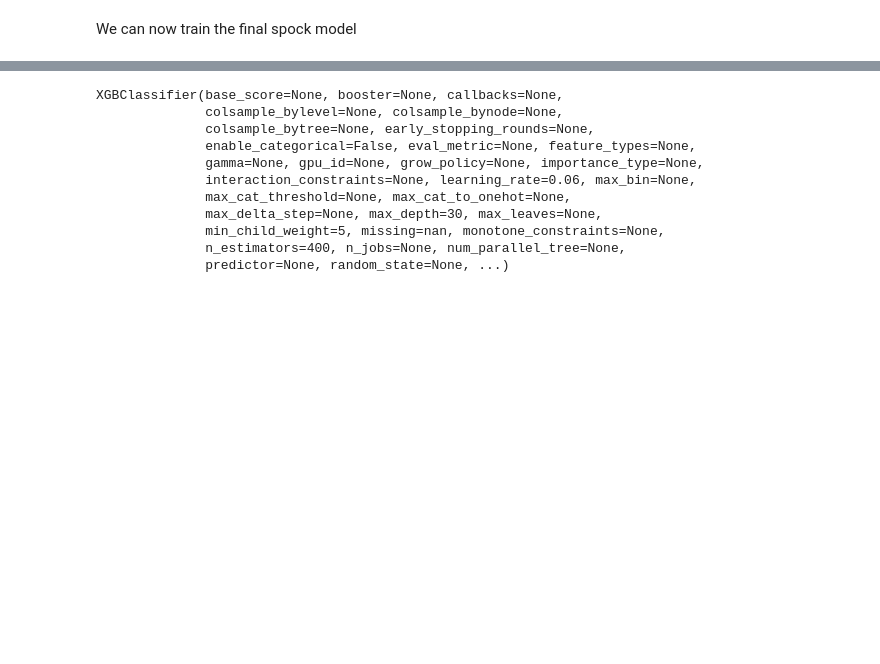
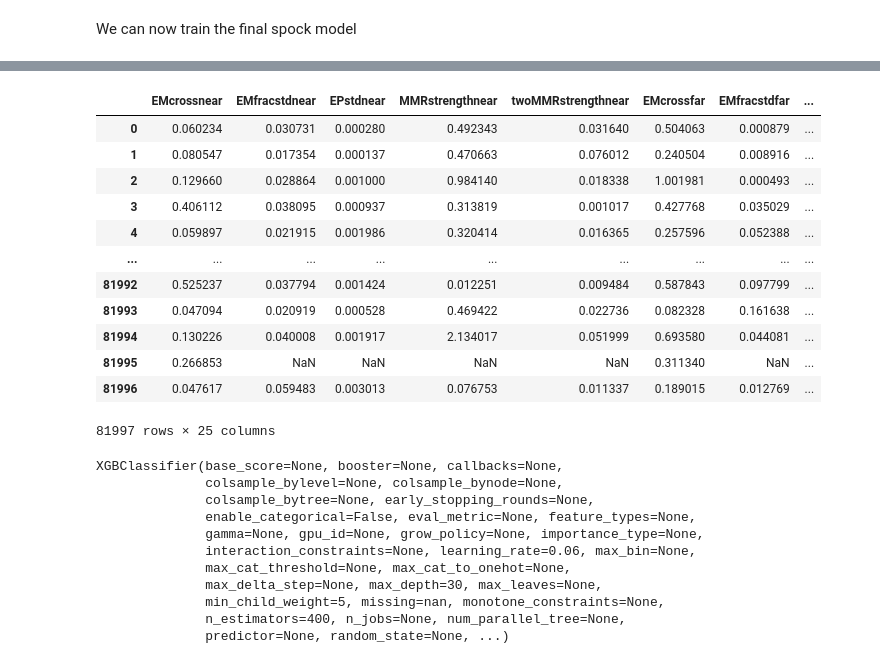
Before and after one commit to Ethadhani/summerSPOCK, a Jupyter notebook: spockTrain/1fullfeat_FC.ipynb, the cells around one changed output, grey strips where cells are left out. Drawn from its saved outputs; the diff is of its cells as text; code cells hidden in the pictures; blank space fills up the shorter version.

```diff
--- a/spockTrain/1fullfeat_FC.ipynb
+++ b/spockTrain/1fullfeat_FC.ipynb
@@ -266,6 +286,22 @@ model = XGBClassifier(learning_rate = 0.06,
                          min_child_weight = 5,
                          n_estimators = 400,
                          scale_pos_weight=trainingBalance)
+# %%
+trainX
+# %% [output]
+|  | EMcrossnear | EMfracstdnear | EPstdnear | MMRstrengthnear | twoMMRstrengthnear | EMcrossfar | EMfracstdfar | ... |
+| 0 | 0.060234 | 0.030731 | 0.000280 | 0.492343 | 0.031640 | 0.504063 | 0.000879 | ... |
+| 1 | 0.080547 | 0.017354 | 0.000137 | 0.470663 | 0.076012 | 0.240504 | 0.008916 | ... |
+| 2 | 0.129660 | 0.028864 | 0.001000 | 0.984140 | 0.018338 | 1.001981 | 0.000493 | ... |
+| 3 | 0.406112 | 0.038095 | 0.000937 | 0.313819 | 0.001017 | 0.427768 | 0.035029 | ... |
+| 4 | 0.059897 | 0.021915 | 0.001986 | 0.320414 | 0.016365 | 0.257596 | 0.052388 | ... |
+| ... | ... | ... | ... | ... | ... | ... | ... | ... |
+| 81992 | 0.525237 | 0.037794 | 0.001424 | 0.012251 | 0.009484 | 0.587843 | 0.097799 | ... |
+| 81993 | 0.047094 | 0.020919 | 0.000528 | 0.469422 | 0.022736 | 0.082328 | 0.161638 | ... |
+| 81994 | 0.130226 | 0.040008 | 0.001917 | 2.134017 | 0.051999 | 0.693580 | 0.044081 | ... |
+| 81995 | 0.266853 | NaN | NaN | NaN | NaN | 0.311340 | NaN | ... |
+| 81996 | 0.047617 | 0.059483 | 0.003013 | 0.076753 | 0.011337 | 0.189015 | 0.012769 | ... |
+81997 rows × 25 columns
 # %%
 model.fit(trainX,trainY)
 # %% [output]
```
Also changed, not shown: parts of 6 cells of this notebook.
